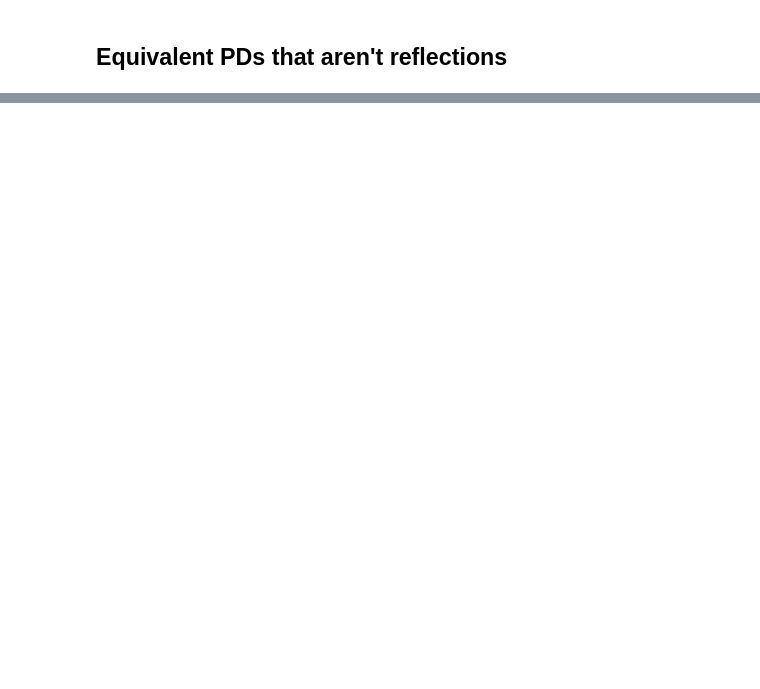
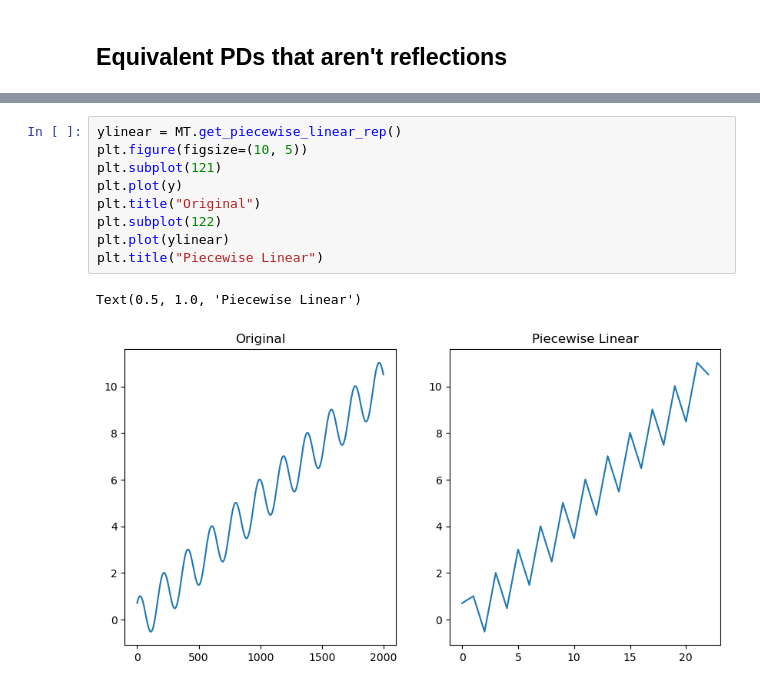
Before and after one commit to UrsinusREU2022MergeTrees/MergeTrees, a Jupyter notebook: notebooks/MergeTreeBasics.ipynb, the cells around one changed output, grey strips where cells are left out. Drawn from its saved outputs; the diff is of its cells as text; blank space fills up the shorter version.

```diff
--- a/notebooks/MergeTreeBasics.ipynb
+++ b/notebooks/MergeTreeBasics.ipynb
@@ -68,0 +88,12 @@ plt.grid()
+# %%
+ylinear = MT.get_piecewise_linear_rep()
+plt.figure(figsize=(10, 5))
+plt.subplot(121)
+plt.plot(y)
+plt.title("Original")
+plt.subplot(122)
+plt.plot(ylinear)
+plt.title("Piecewise Linear")
+# %% [output]
+Text(0.5, 1.0, 'Piecewise Linear')
+[figure, added]
```
Also changed, not shown: parts of 5 cells of this notebook, 1 other file.
